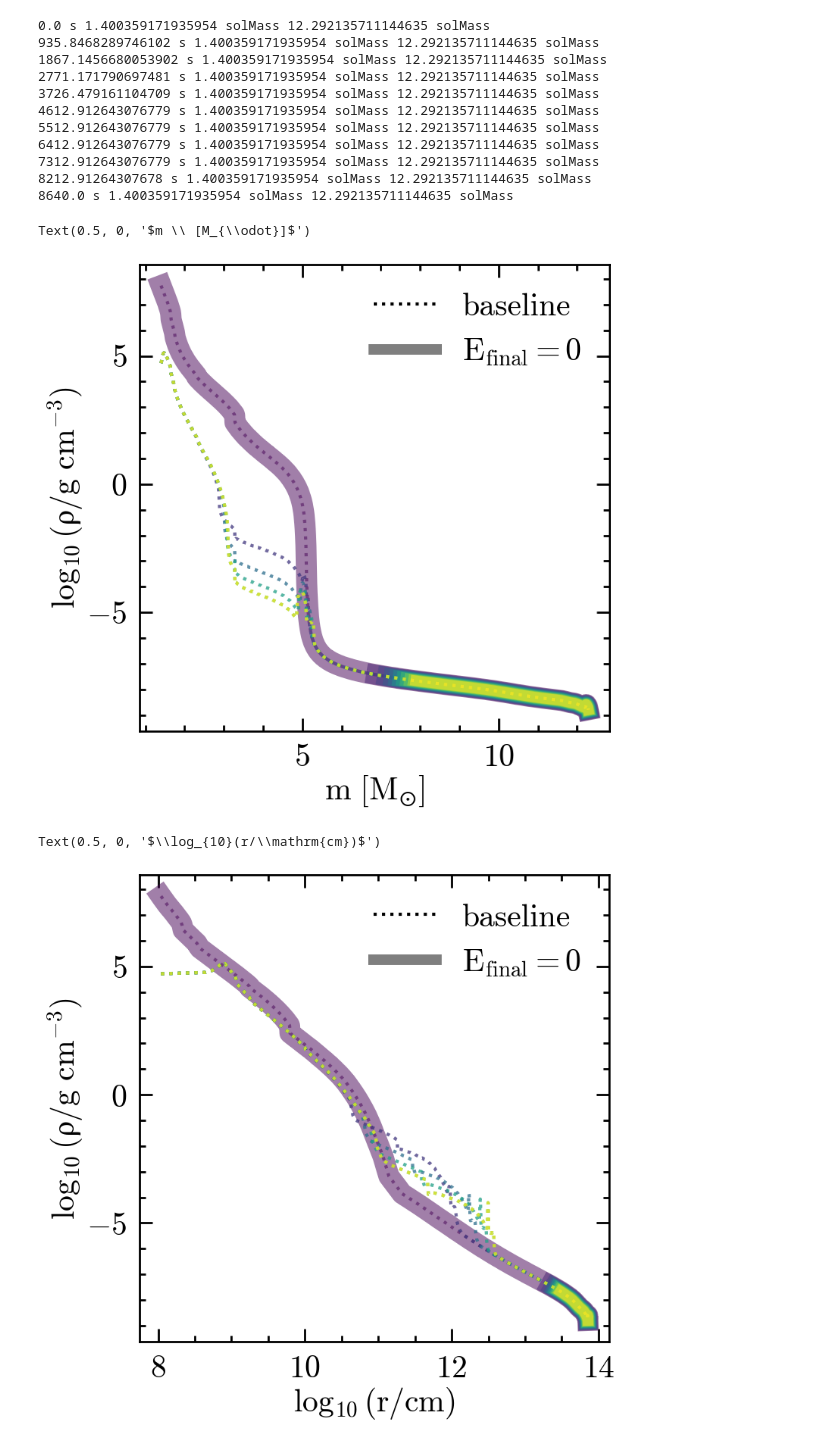
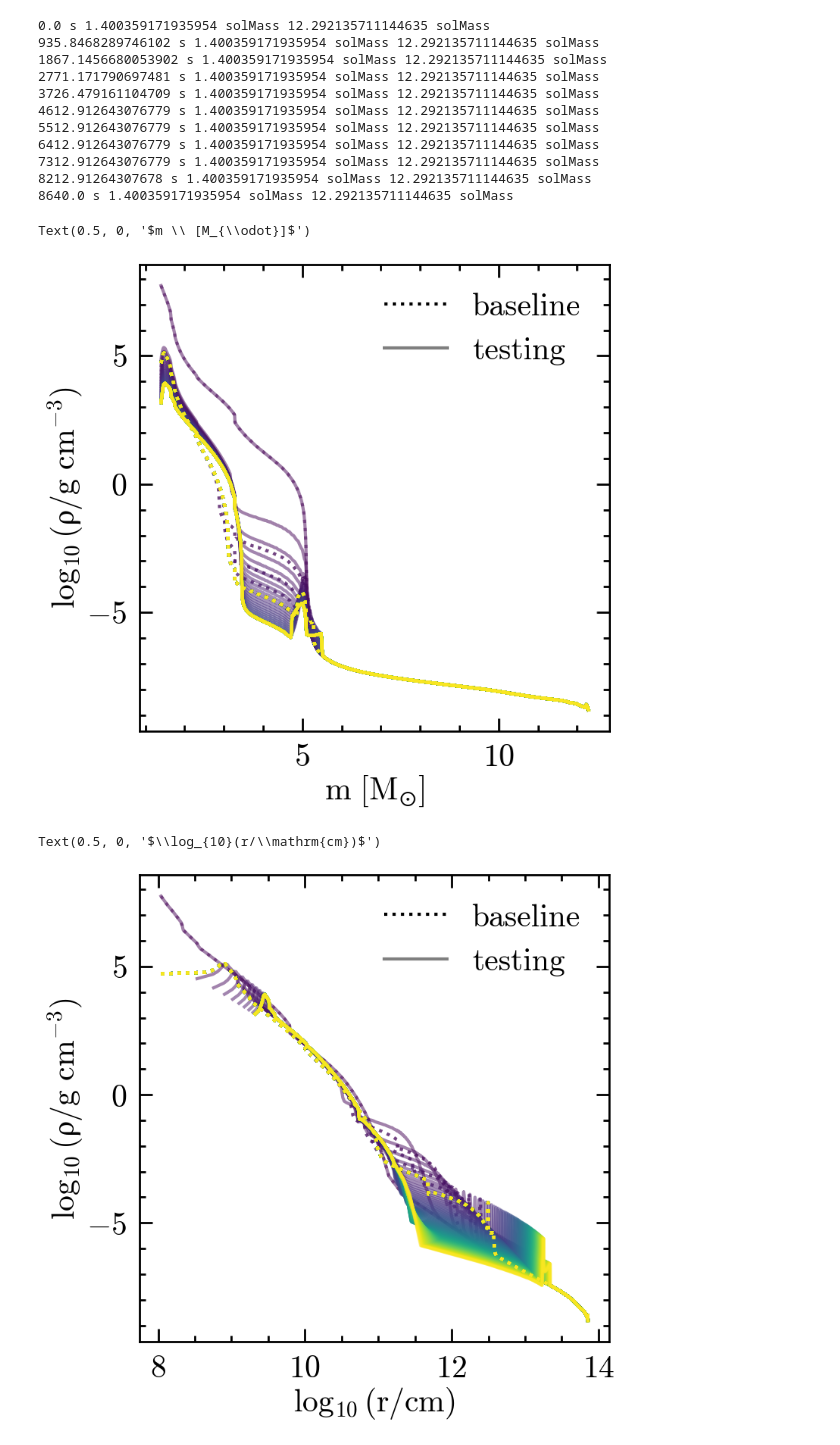
Before and after one commit to mathren/SNEC, a Jupyter notebook: scripts/dev_SNEC.ipynb, the cells around one changed output. Cells and saved outputs as stored; diff of their text form; code cells hidden in the pictures.

```diff
--- a/scripts/dev_SNEC.ipynb
+++ b/scripts/dev_SNEC.ipynb
@@ -16,7 +15,7 @@ The autoreload extension is already loaded. To reload it, use:
 # %%
 root = "/home/mrenzo/Documents/Research/codes/SNEC-1.01/Data/"
 baseline = root+"baseline/"
-final_E_zero = root+"final_E_zero/"
+fallback1 = root+"fallback1/"
 testing = root+"testing/"
 # %%
 baseline_vel = baseline+"vel.xg"
@@ -60,14 +63,13 @@ ax = fig.add_subplot(gs[:, :])
 
 for i, t in enumerate(vel_times):
     # if i%2 ==0: continue
-    alpha = max(min(1.0-(0.8 - 0.01*i), 1.0), 0.0)
-    # plot_v_radius_time(t, baseline_vel, baseline_mass, ax=ax, # label=f"{t.to(u.h):.1f}",
-    #                    c='b', alpha=alpha)
-    # plot_v_radius_time(t, final_E_zero_weak_expl_vel, final_E_zero_weak_expl_mass, ax=ax, label=f"{t.to(u.h):.1f}", c='r', alpha=alpha)
-    plot_v_radius_time(t, final_E_zero_vel, final_E_zero_mass, ax=ax, label=f"{t.to(u.h):.1f}",
-                       alpha=alpha, c='r', lw=5, zorder=0)
-    plot_v_radius_time(t, testing_vel, testing_mass, ax=ax, label=f"{t.to(u.h):.1f}", zorder=1
-                       # alpha=alpha, c='r'
+    # alpha = max(min(1.0-(0.8 - 0.01*i), 1.0), 0.0)
+    plot_v_radius_time(t, baseline_vel, baseline_mass, ax=ax, ls='--', # label=f"{t.to(u.h):.1f}",
+                       c=colors[i], # alpha=alpha
+                       )
+    plot_v_radius_time(t, fallback1_vel, fallback1_mass, ax=ax, label=f"{t.to(u.h):.1f}", zorder=1,
+                       # alpha=alpha,
+                       c=colors[i]
                        )
 
 ax.set_xlabel(r'$\log_{10}(r/\mathrm{[cm]})$')
@@ -124,68 +126,58 @@ fig = plt.figure()
 gs = gridspec.GridSpec(150, 100)
 ax = fig.add_subplot(gs[:, :])
 
-baseline_rho = baseline+"rho.xg"
-final_E_zero_rho = final_E_zero+"rho.xg"
-
-colors = plt.cm.viridis(np.linspace(0,1, len(vel_times)))
-
 
 for i, t in enumerate(vel_times):
     # print(i)
-    plot_rho_pfile(t, final_E_zero_rho, ax=ax, # label=f'{t}',
-                   c=colors[i], lw=20-i, alpha=0.5)
+    plot_rho_pfile(t, testing_rho, ax=ax, # label=f'{t}',
+                   c=colors[i], lw=3, alpha=0.5)
     plot_rho_pfile(t, baseline_rho, ax=ax, ls=':', alpha=0.5, c=colors[i])
 
 
 ax.plot(np.nan, np.nan, ls=":", c='k', label="baseline")
-ax.plot(np.nan, np.nan, lw=10, c='k', alpha=0.5, label=r"$E_{\rm final}=0$")
+ax.plot(np.nan, np.nan, lw=3, c='k', alpha=0.5, label="testing") # r"$E_{\rm final}=0$")
 ax.legend()
 ax.set_ylabel(r"$\log_{10}(\rho/\mathrm{g\ cm^{-3}})$")
 ax.set_xlabel(r"$m \ [M_{\odot}]$")
 # %% [output]
 Text(0.5, 0, '$m \\ [M_{\\odot}]$')
-[figure, old version]
+[figure, new version]
 # %%
 # Density vs. Radius
 def plot_rho_r_pfile(t, rho_out, mass_out, ax=None, **kwargs):
     data = SNEC_output_parser(rho_out)
     keys = np.array(list(data.keys()))
     times = keys * u.s
     try:
         units = times.unit
     except AttributeError:
         times *= u.s
     index_time_of_interest = np.argmin(np.absolute(times-t))
     key_of_interest = keys[index_time_of_interest]
     rho = data[key_of_interest][:, 1] * u.g/u.cm**3
     mass = data[key_of_interest][:, 0] * u.g
     mass_data = SNEC_output_parser(mass_out)
     radius = mass_data[key_of_interest][:, 0] * u.cm
     ax.plot(np.log10(radius.to(u.cm).value), np.log10(rho.value), **kwargs)
 
 
 
 fig = plt.figure()
 gs = gridspec.GridSpec(150, 100)
 ax = fig.add_subplot(gs[:, :])
 
-baseline_rho = baseline+"rho.xg"
-final_E_zero_rho = final_E_zero+"rho.xg"
-baseline_mass = baseline+"mass.xg"
-final_E_zero_mass = final_E_zero+"mass.xg"
-
-colors = plt.cm.viridis(np.linspace(0,1, len(vel_times)))
-
 for i, t in enumerate(vel_times):
     # print(i)
-    plot_rho_r_pfile(t, final_E_zero_rho, final_E_zero_mass, ax=ax, # label=f'{t}',
-                     c=colors[i], lw=20-i, alpha=0.5)
+    plot_rho_r_pfile(t, fallback1_rho, fallback1_mass, ax=ax, # label=f'{t}',
+                     c=colors[i], lw=3, alpha=0.5)
     plot_rho_r_pfile(t, baseline_rho, baseline_mass,  ax=ax, ls=':', alpha=0.5, c=colors[i])
+
+
 ax.plot(np.nan, np.nan, ls=":", c='k', label="baseline")
-ax.plot(np.nan, np.nan, lw=10, c='k', alpha=0.5, label=r"$E_{\rm final}=0$")
+ax.plot(np.nan, np.nan, lw=3, c='k', alpha=0.5, label="testing") # r"$E_{\rm final}=0$")
 ax.legend()
 ax.set_ylabel(r"$\log_{10}(\rho/\mathrm{g\ cm^{-3}})$")
 ax.set_xlabel(r"$\log_{10}(r/\mathrm{cm})$")
 # %% [output]
 Text(0.5, 0, '$\\log_{10}(r/\\mathrm{cm})$')
-[figure, old version]
+[figure, new version]
```
Also changed, not shown: parts of 5 cells of this notebook, 7 other files.
